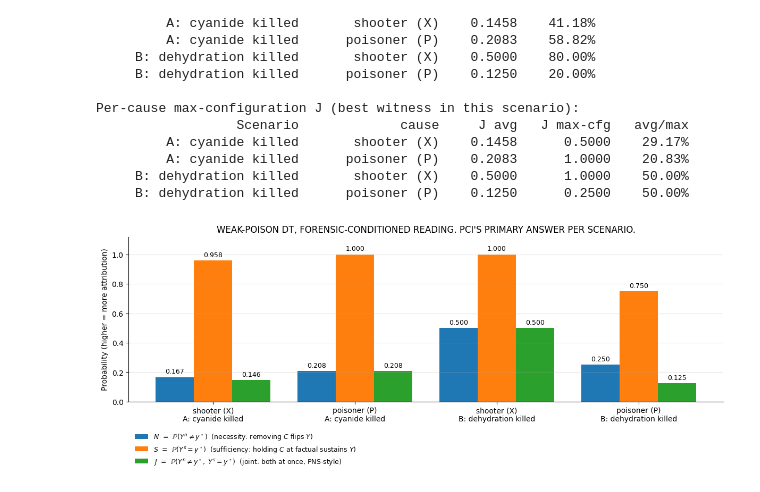
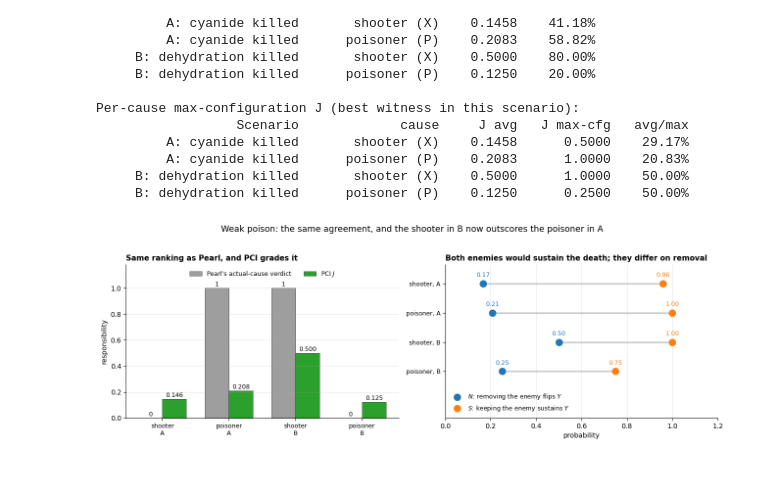
Before and after one commit to rfl-urbaniak/explainable_paper, a Jupyter notebook: docs/source/desert_traveler.ipynb, the cells around one changed output. Drawn from its saved outputs; the diff is of its cells as text; code cells hidden in the pictures.

```diff
--- a/docs/source/desert_traveler.ipynb
+++ b/docs/source/desert_traveler.ipynb
@@ -1030,63 +1083,11 @@ Per-cause max-configuration J (best witness in this scenario):
      B: dehydration killed       shooter (X)    0.5000      1.0000    50.00%
      B: dehydration killed      poisoner (P)    0.1250      0.2500    50.00%
 # %%
-# Bar chart of the per-scenario (forensic-conditioned) reading -- this is the
-# primary PCI answer for "who caused the death in scenario A / B".
-fig, ax = plt.subplots(figsize=(12, 5))
-group_labels = [
-    name + " (" + letter + ")\n" + label
-    for label, letter, name, *_ in forensic_manual_rows
-]
-x_pos = np.arange(len(forensic_manual_rows))
-width = 0.27
-N_vals = [r[3] for r in forensic_manual_rows]
-S_vals = [r[4] for r in forensic_manual_rows]
-J_vals = [r[5] for r in forensic_manual_rows]
-ax.bar(
-    x_pos - width,
-    N_vals,
-    width,
-    label=r"$N$  =  $\mathbb{P}(Y^n \neq y^\star)$  (necessity: removing $C$ flips $Y$)",
-    color="#1f77b4",
+plot_pci_vs_pearl(
+    forensic_manual_rows,
+    "Weak poison: the same agreement, and the shooter in B now outscores "
+    "the poisoner in A",
 )
-ax.bar(
-    x_pos,
-    S_vals,
-    width,
-    label=r"$S$  =  $\mathbb{P}(Y^s = y^\star)$  (sufficiency: holding $C$ at factual sustains $Y$)",
-    color="#ff7f0e",
-)
-ax.bar(
-    x_pos + width,
-    J_vals,
-    width,
-    label=r"$J$  =  $\mathbb{P}(Y^n \neq y^\star,\ Y^s = y^\star)$  (joint: both at once, PNS-style)",
-    color="#2ca02c",
-)
-ax.set_xticks(x_pos)
-ax.set_xticklabels(group_labels, fontsize=10)
-ax.set_ylabel("Probability (higher = more attribution)")
-ax.set_title(
-    "WEAK-POISON DT, FORENSIC-CONDITIONED READING. PCI'S PRIMARY ANSWER PER SCENARIO."
-)
-ax.set_ylim(0, 1.12)
-ax.legend(fontsize=9, loc="upper left", bbox_to_anchor=(0.0, -0.15), frameon=False)
-ax.grid(axis="y", alpha=0.3)
-for container_idx, vals in enumerate([N_vals, S_vals, J_vals]):
-    for rect, v in zip(ax.containers[container_idx], vals):
-        ax.annotate(
-            f"{v:.3f}",
-            xy=(rect.get_x() + rect.get_width() / 2, v),
-            xytext=(0, 3),
-            textcoords="offset points",
-            ha="center",
-            va="bottom",
-            fontsize=9,
-        )
-for spine in ("top", "right"):
-    ax.spines[spine].set_visible(False)
-plt.tight_layout()
-plt.show()
 # %% [output]
-[figure, old version]
+[figure, new version]
 # %% [markdown]
```
Also changed, not shown: parts of 9 cells of this notebook.
